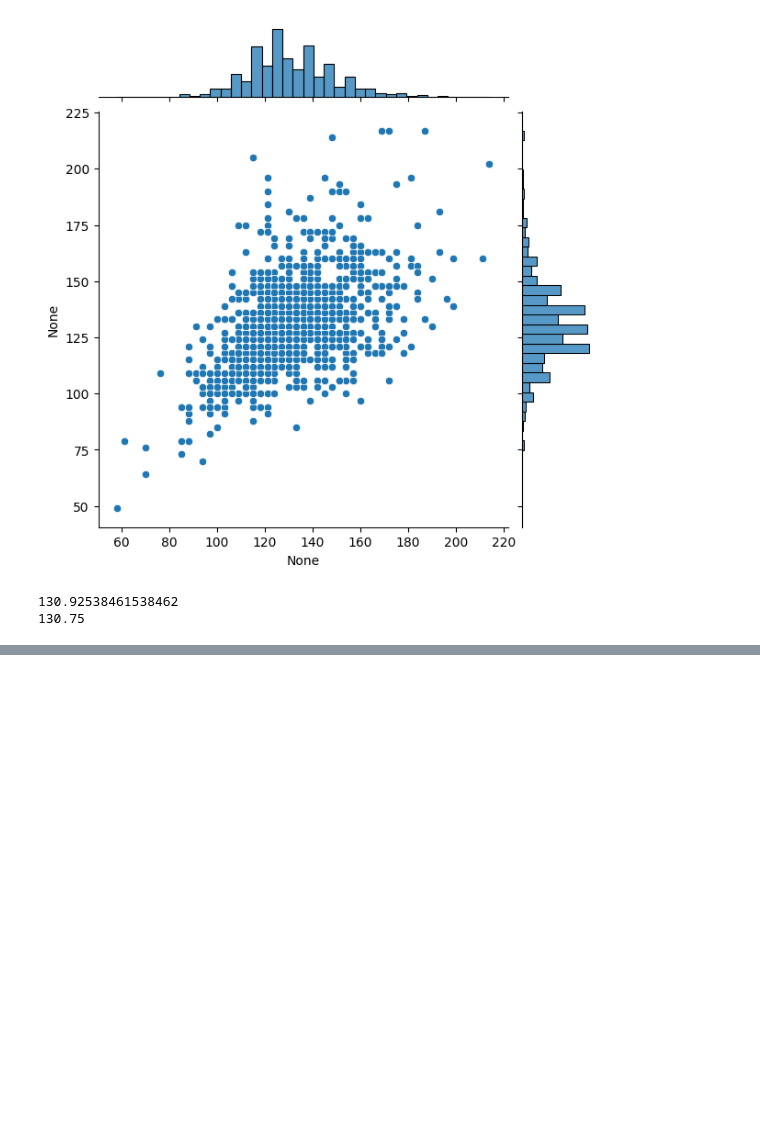
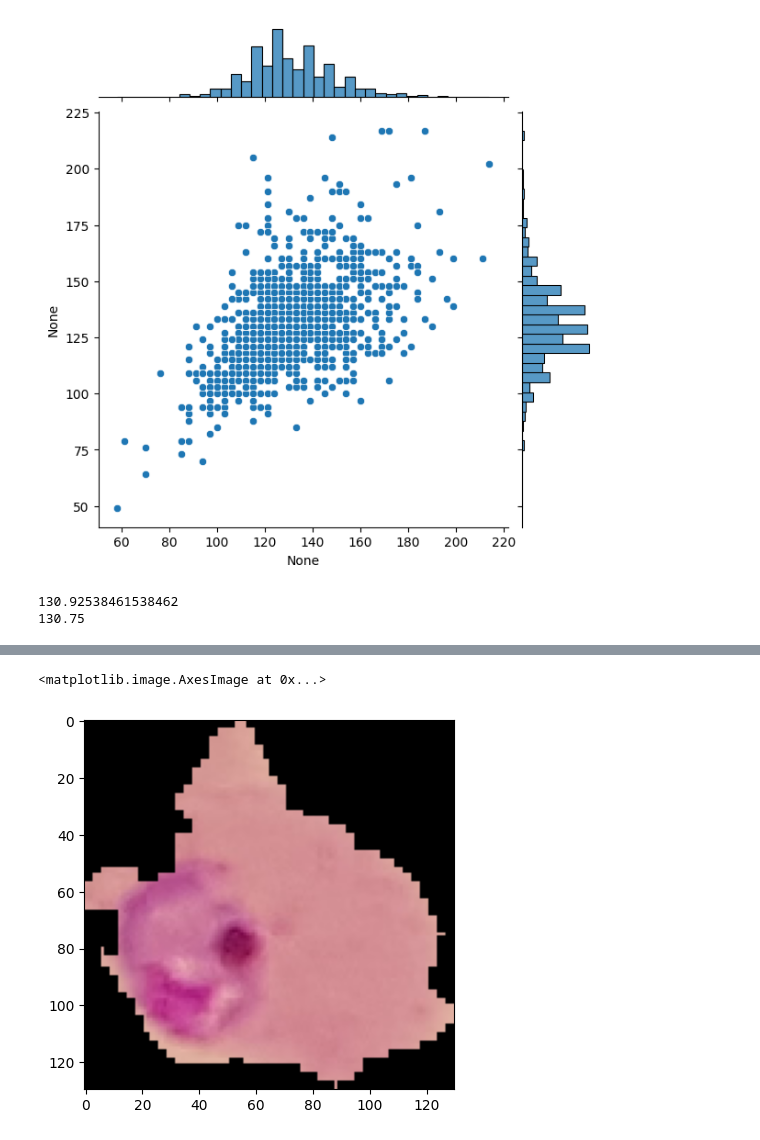
Before and after one commit to higorcamelo/tensor-keras-curso, a Jupyter notebook: CNN/Cell CNN/cell_cnn.ipynb, the cells around one changed output, grey strips where cells are left out. Drawn from its saved outputs; the diff is of its cells as text; code cells hidden in the pictures; blank space fills up the shorter version.

```diff
--- a/CNN/Cell CNN/cell_cnn.ipynb
+++ b/CNN/Cell CNN/cell_cnn.ipynb
@@ -70,0 +219,3 @@ image_shape = (130,130,3)
+# %%
+para_cell_path = test_path+'/parasitized/'+os.listdir(test_path+'/parasitized')[0]
+my_image = image.load_img(para_cell_path, target_size=image_shape) # load the image
@@ -70,0 +224,5 @@ image_shape = (130,130,3)
+# %%
+plt.imshow(my_image) # show the image
+# %% [output]
+<matplotlib.image.AxesImage at 0x...>
+[figure, added]
```
Also changed, not shown: parts of 24 cells of this notebook.
